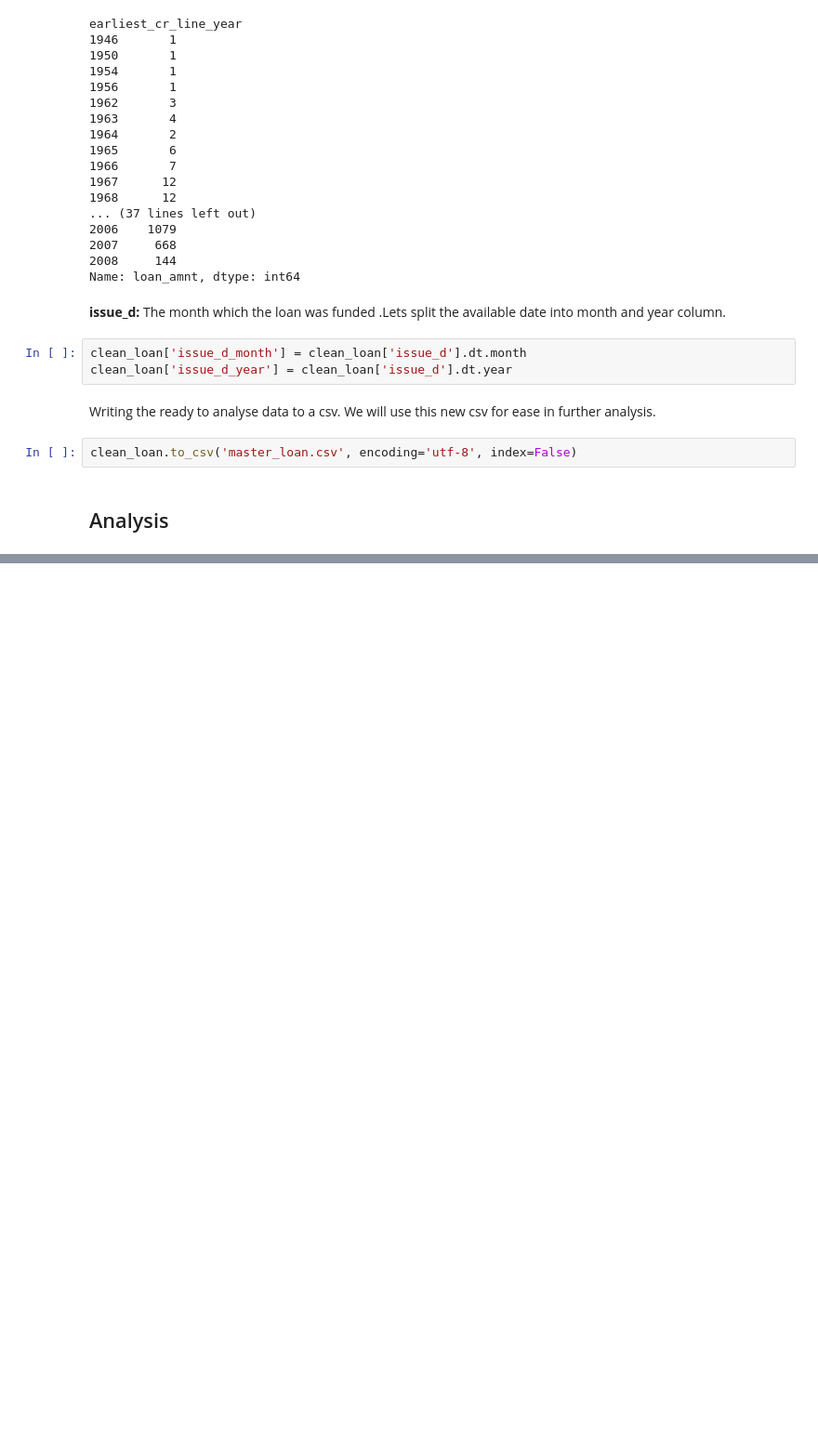
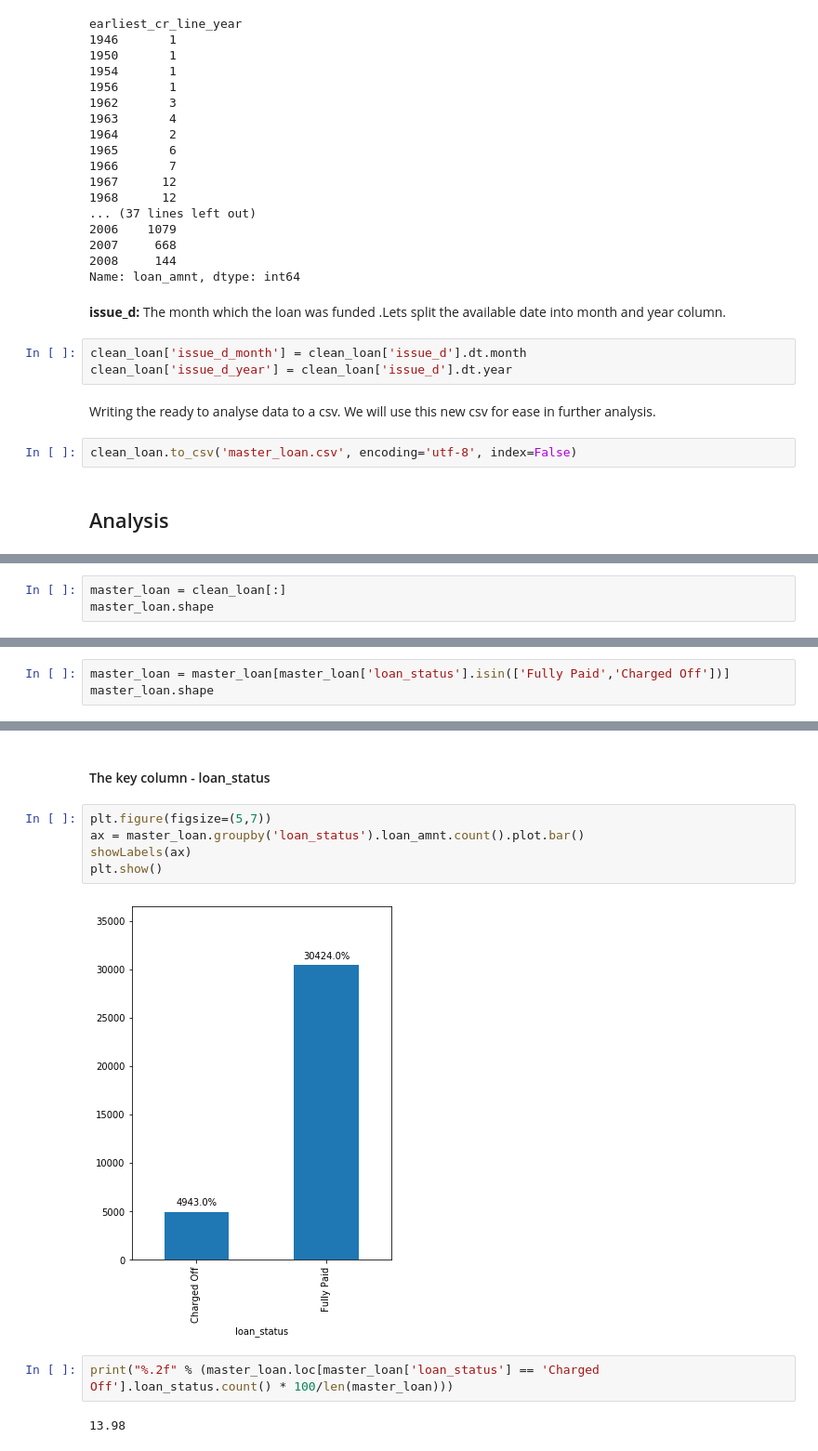
Before and after one commit to sinhaDroid/LendingClubData, a Jupyter notebook: Lending Club Case.ipynb, the cells around one changed output, grey strips where cells are left out. Shown at 93% size. Saved outputs shown, nothing was run; the diff lists cells and outputs as text; blank space fills up the shorter version.

Commit message:
Defaulted loan calculated

```diff
--- a/Lending Club Case.ipynb
+++ b/Lending Club Case.ipynb
@@ -549,0 +552,3 @@ clean_loan.to_csv('master_loan.csv', encoding='utf-8', index=False)
+# %%
+master_loan = clean_loan[:]
+master_loan.shape
@@ -549,0 +566,3 @@ clean_loan.to_csv('master_loan.csv', encoding='utf-8', index=False)
+# %%
+master_loan = master_loan[master_loan['loan_status'].isin(['Fully Paid','Charged Off'])]
+master_loan.shape
@@ -549,0 +676,13 @@ clean_loan.to_csv('master_loan.csv', encoding='utf-8', index=False)
+# %% [markdown]
+#### The key column - loan_status
+# %%
+plt.figure(figsize=(5,7))
+ax = master_loan.groupby('loan_status').loan_amnt.count().plot.bar()
+showLabels(ax)
+plt.show()
+# %% [output]
+[figure, added]
+# %%
+print("%.2f" % (master_loan.loc[master_loan['loan_status'] == 'Charged Off'].loan_status.count() * 100/len(master_loan)))
+# %% [output]
+13.98
```
Also changed, not shown: parts of 21 cells of this notebook.
